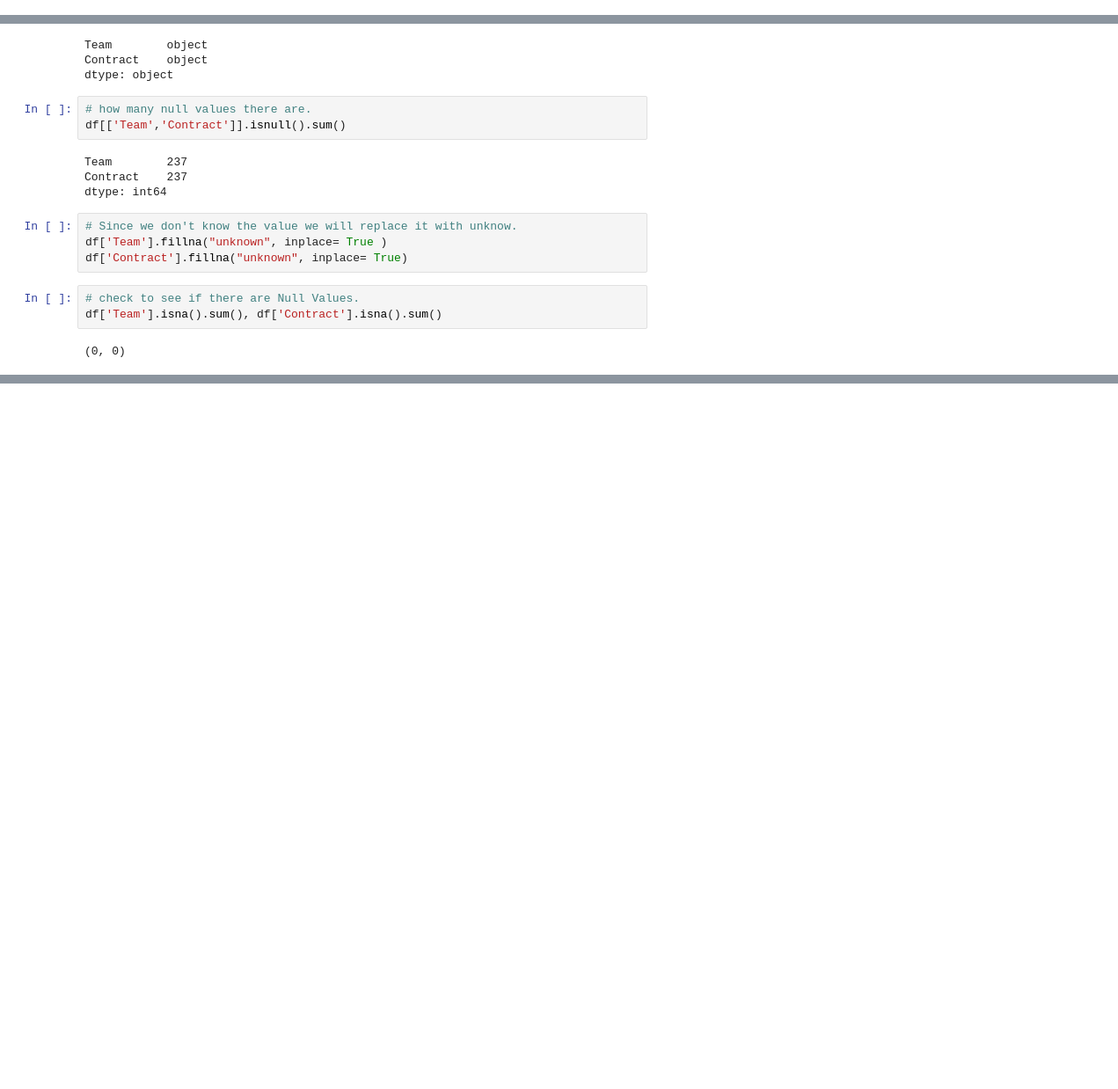
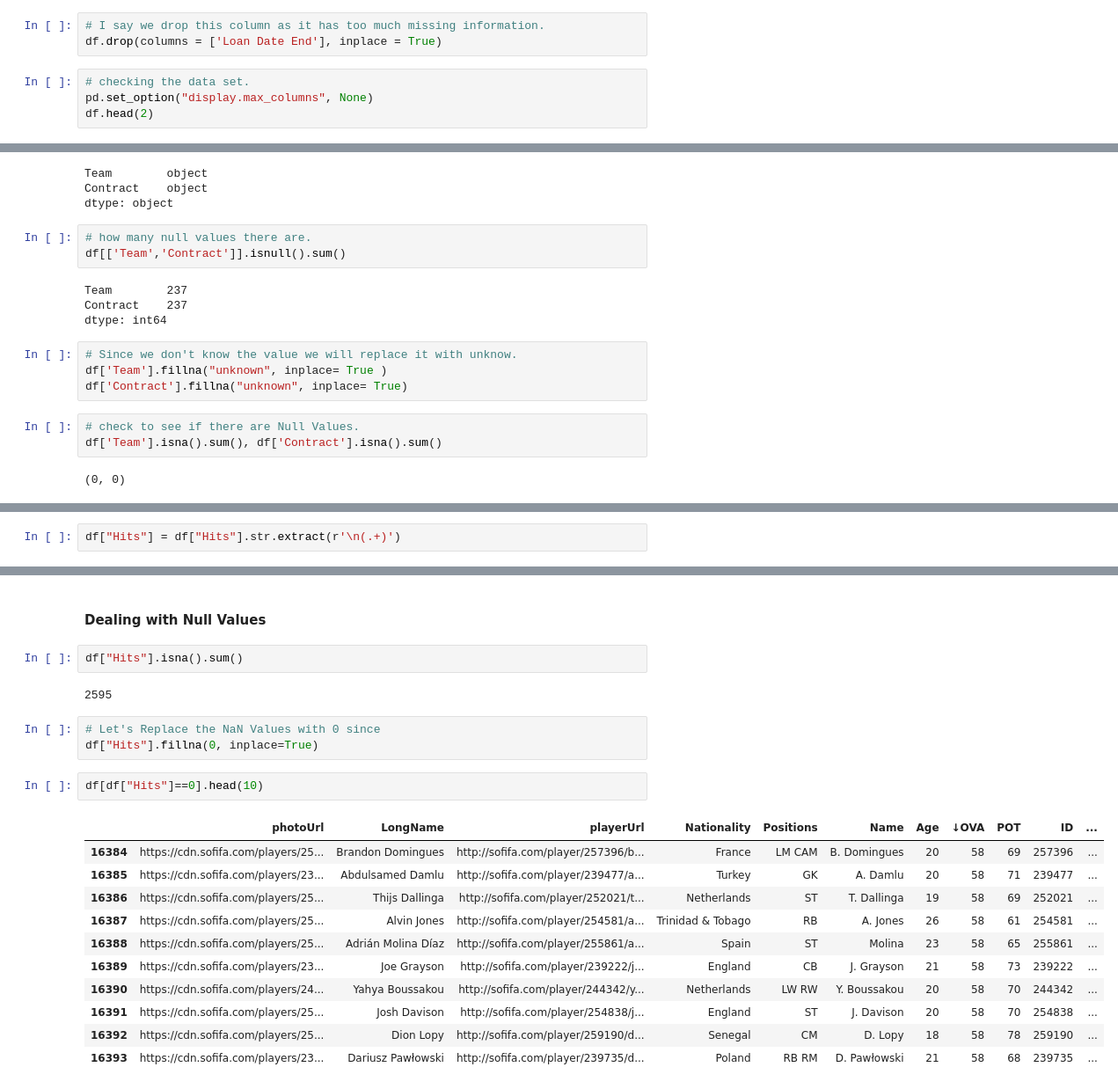
Before and after one commit to Jack-Merrett/fifa_data_cleaning_project, a Jupyter notebook: notebook/data_cleaning.ipynb, the cells around one changed output, grey strips where cells are left out. Shown: that part at 88% size. Cells and saved outputs as stored; diff of their text form; blank space fills up the shorter version.

```diff
--- a/notebook/data_cleaning.ipynb
+++ b/notebook/data_cleaning.ipynb
@@ -111,0 +131,7 @@ df.shape
+# %%
+# I say we drop this column as it has too much missing information.
+df.drop(columns = ['Loan Date End'], inplace = True)
+# %%
+# checking the data set.
+pd.set_option("display.max_columns", None)
+df.head(2)
@@ -186,0 +227,2 @@ df[df['Team']=='unknown'].head(20)
+# %%
+df["Hits"] = df["Hits"].str.extract(r'\n(.+)')
@@ -186,0 +238,23 @@ df[df['Team']=='unknown'].head(20)
+# %% [markdown]
+#### Dealing with Null Values
+# %%
+df["Hits"].isna().sum()
+# %% [output]
+2595
+# %%
+# Let's Replace the NaN Values with 0 since
+df["Hits"].fillna(0, inplace=True)
+# %%
+df[df["Hits"]==0].head(10)
+# %% [output]
+|  | photoUrl | LongName | playerUrl | Nationality | Positions | Name | Age | ↓OVA | POT | ID | ... |
+| 16384 | https://cdn.sofifa.com/players/25... | Brandon Domingues | http://sofifa.com/player/257396/b... | France | LM CAM | B. Domingues | 20 | 58 | 69 | 257396 | ... |
+| 16385 | https://cdn.sofifa.com/players/23... | Abdulsamed Damlu | http://sofifa.com/player/239477/a... | Turkey | GK | A. Damlu | 20 | 58 | 71 | 239477 | ... |
+| 16386 | https://cdn.sofifa.com/players/25... | Thijs Dallinga | http://sofifa.com/player/252021/t... | Netherlands | ST | T. Dallinga | 19 | 58 | 69 | 252021 | ... |
+| 16387 | https://cdn.sofifa.com/players/25... | Alvin Jones | http://sofifa.com/player/254581/a... | Trinidad & Tobago | RB | A. Jones | 26 | 58 | 61 | 254581 | ... |
+| 16388 | https://cdn.sofifa.com/players/25... | Adrián Molina Díaz | http://sofifa.com/player/255861/a... | Spain | ST | Molina | 23 | 58 | 65 | 255861 | ... |
+| 16389 | https://cdn.sofifa.com/players/23... | Joe Grayson | http://sofifa.com/player/239222/j... | England | CB | J. Grayson | 21 | 58 | 73 | 239222 | ... |
+| 16390 | https://cdn.sofifa.com/players/24... | Yahya Boussakou | http://sofifa.com/player/244342/y... | Netherlands | LW RW | Y. Boussakou | 20 | 58 | 70 | 244342 | ... |
+| 16391 | https://cdn.sofifa.com/players/25... | Josh Davison | http://sofifa.com/player/254838/j... | England | ST | J. Davison | 20 | 58 | 70 | 254838 | ... |
+| 16392 | https://cdn.sofifa.com/players/25... | Dion Lopy | http://sofifa.com/player/259190/d... | Senegal | CM | D. Lopy | 18 | 58 | 78 | 259190 | ... |
+| 16393 | https://cdn.sofifa.com/players/23... | Dariusz Pawłowski | http://sofifa.com/player/239735/d... | Poland | RB RM | D. Pawłowski | 21 | 58 | 68 | 239735 | ... |
```
Also changed, not shown: parts of 33 cells of this notebook.
